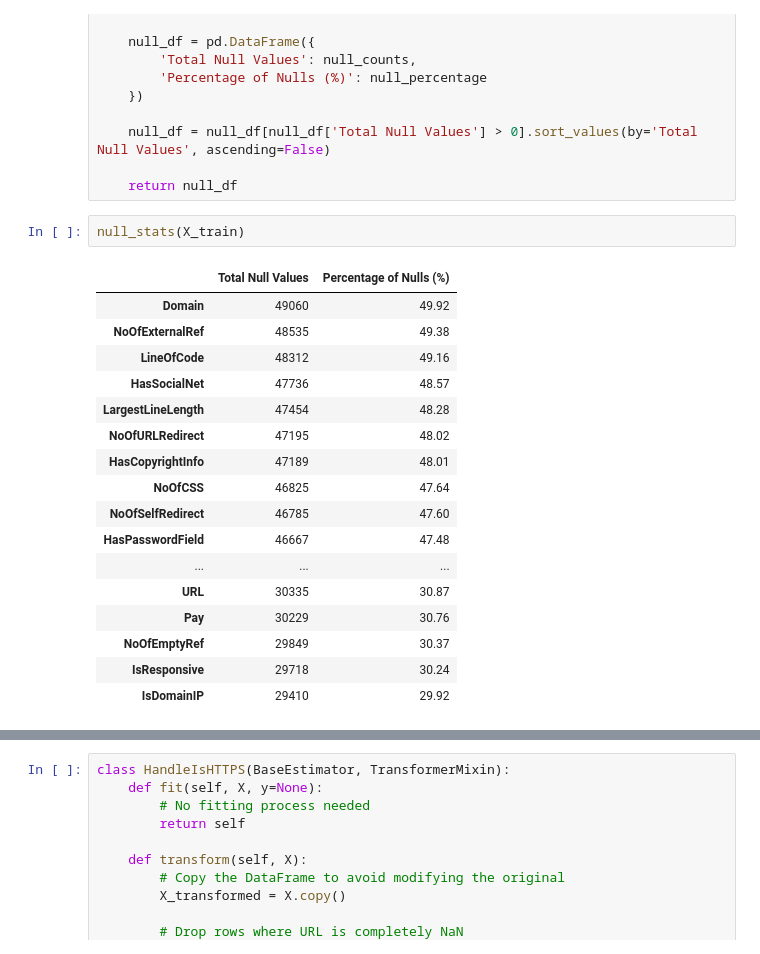
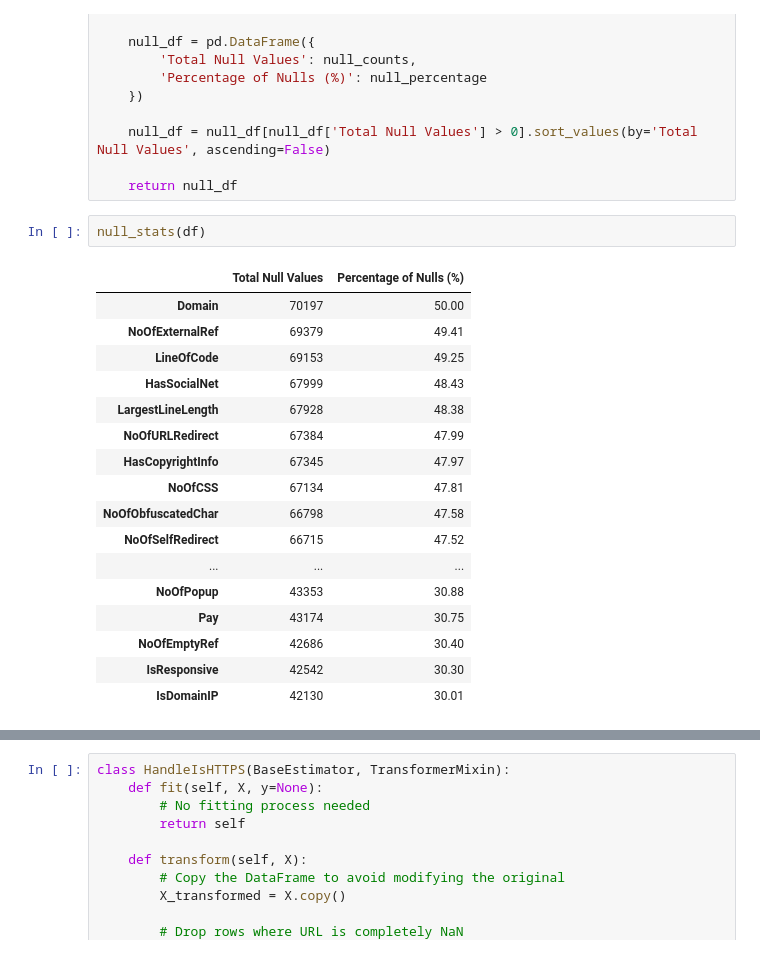
Before and after one commit to rickywijayaaa/Tubes2DAI, a Jupyter notebook: IF3070_DAI___Tugas_Besar_2_Notebook_Template.ipynb, the cells around one changed output, grey strips where cells are left out. Drawn from its saved outputs; the diff is of its cells as text.

```diff
--- a/IF3070_DAI___Tugas_Besar_2_Notebook_Template.ipynb
+++ b/IF3070_DAI___Tugas_Besar_2_Notebook_Template.ipynb
@@ -128,23 +125,23 @@ def null_stats(data):
 
     return null_df
 # %%
-null_stats(X_train)
+null_stats(df)
 # %% [output]
 |  | Total Null Values | Percentage of Nulls (%) |
-| Domain | 49060 | 49.92 |
-| NoOfExternalRef | 48535 | 49.38 |
-| LineOfCode | 48312 | 49.16 |
-| HasSocialNet | 47736 | 48.57 |
-| LargestLineLength | 47454 | 48.28 |
-| NoOfURLRedirect | 47195 | 48.02 |
-| HasCopyrightInfo | 47189 | 48.01 |
-| NoOfCSS | 46825 | 47.64 |
-| NoOfSelfRedirect | 46785 | 47.60 |
-| HasPasswordField | 46667 | 47.48 |
+| Domain | 70197 | 50.00 |
+| NoOfExternalRef | 69379 | 49.41 |
+| LineOfCode | 69153 | 49.25 |
+| HasSocialNet | 67999 | 48.43 |
+| LargestLineLength | 67928 | 48.38 |
+| NoOfURLRedirect | 67384 | 47.99 |
+| HasCopyrightInfo | 67345 | 47.97 |
+| NoOfCSS | 67134 | 47.81 |
+| NoOfObfuscatedChar | 66798 | 47.58 |
+| NoOfSelfRedirect | 66715 | 47.52 |
 | ... | ... | ... |
-| URL | 30335 | 30.87 |
-| Pay | 30229 | 30.76 |
-| NoOfEmptyRef | 29849 | 30.37 |
-| IsResponsive | 29718 | 30.24 |
-| IsDomainIP | 29410 | 29.92 |
+| NoOfPopup | 43353 | 30.88 |
+| Pay | 43174 | 30.75 |
+| NoOfEmptyRef | 42686 | 30.40 |
+| IsResponsive | 42542 | 30.30 |
+| IsDomainIP | 42130 | 30.01 |
 # %%
```
Also changed, not shown: parts of 30 cells of this notebook.
